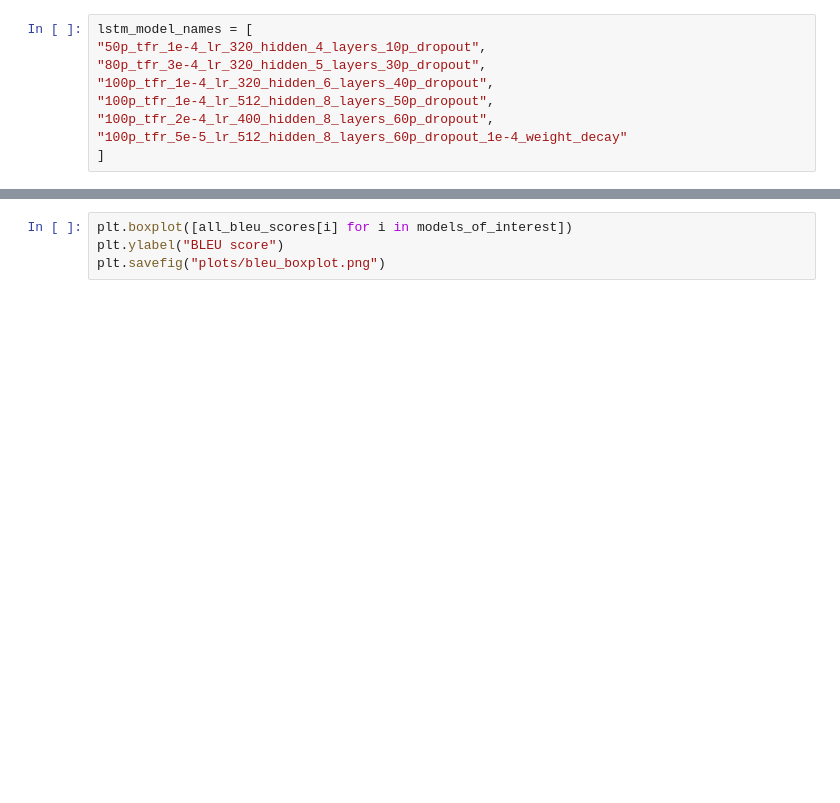
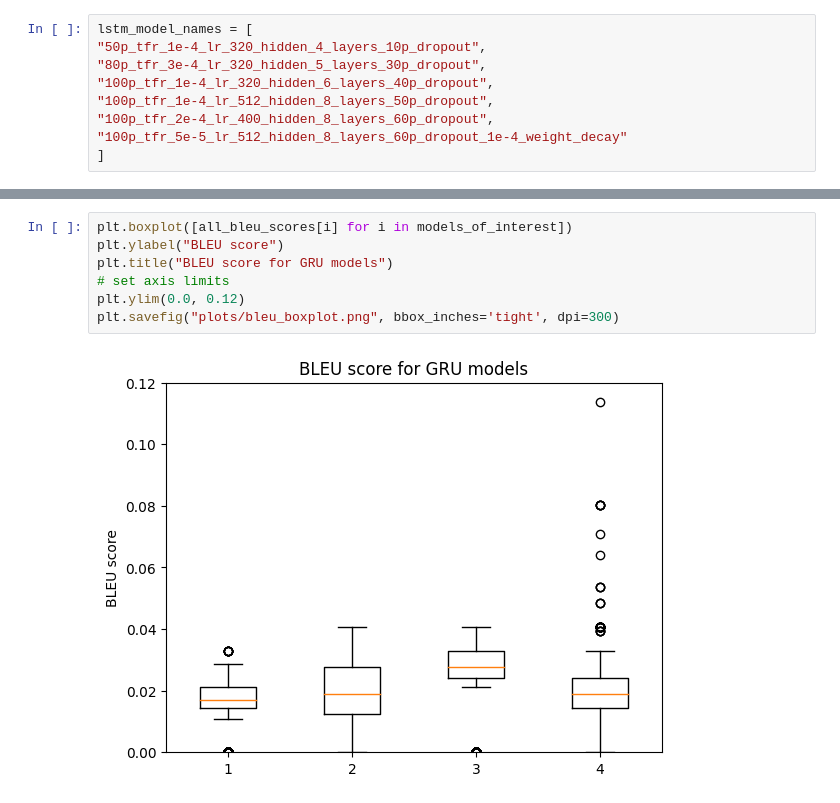
Before and after one commit to LinusBach/en-de-nmt, a Jupyter notebook: plotting.ipynb, the cells around one changed output, grey strips where cells are left out. Cells and saved outputs as stored; diff of their text form; blank space fills up the shorter version.

```diff
--- a/plotting.ipynb
+++ b/plotting.ipynb
@@ -119,4 +147,9 @@ plt.savefig("plots/losses_boxplot.png")
 # %%
 plt.boxplot([all_bleu_scores[i] for i in models_of_interest])
 plt.ylabel("BLEU score")
-plt.savefig("plots/bleu_boxplot.png")
+plt.title("BLEU score for GRU models")
+# set axis limits
+plt.ylim(0.0, 0.12)
+plt.savefig("plots/bleu_boxplot.png", bbox_inches='tight', dpi=300)
+# %% [output]
+[figure, added]
```
Also changed, not shown: parts of 7 cells of this notebook, 3 other files.
